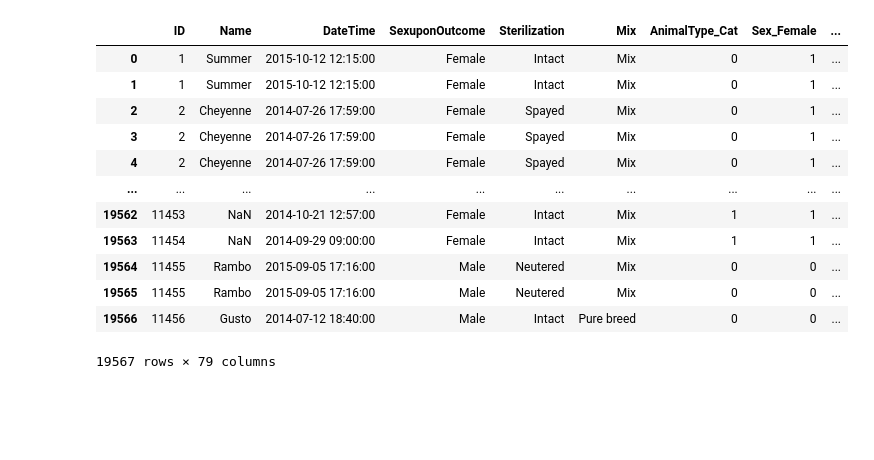
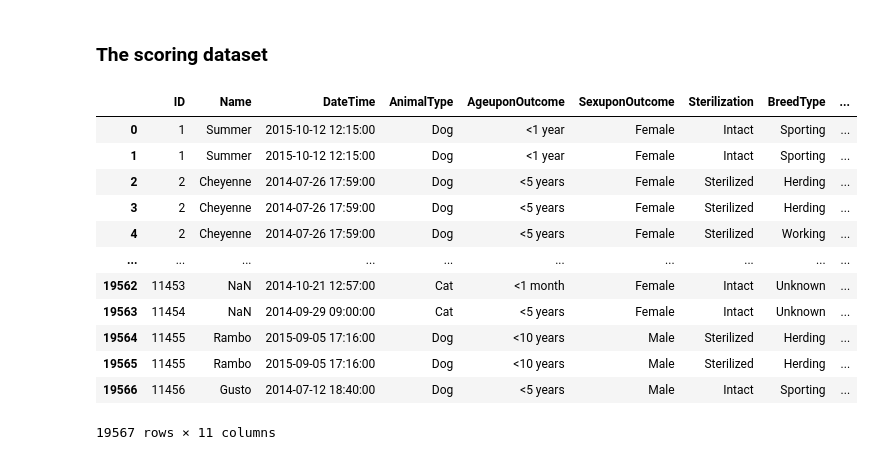
Before and after one commit to sandeepsanyal/Shelter-Animal-Outcomes, a Jupyter notebook: notebooks/prediction.ipynb, the cells around one changed output. Saved outputs shown, nothing was run; the diff lists cells and outputs as text; code cells hidden in the pictures; blank space fills up the shorter version.

```diff
--- a/notebooks/prediction.ipynb
+++ b/notebooks/prediction.ipynb
@@ -0,0 +3,2 @@
+# %%
+home_folder = r"/Users/wrngnfreeman"
@@ -26,20 +60,22 @@ display(train_df)
+# %% [markdown]
+<h3>The scoring dataset</h3>
 # %%
 test_df = data_processing.process_data(
-    file_path=r"/Users/wrngnfreeman/Library/CloudStorage/OneDrive-Personal/shared_projects/Shelter Animal Outcomes/raw_data/test.csv",
+    file_path=home_folder + r"/Library/CloudStorage/OneDrive-Personal/shared_projects/Shelter Animal Outcomes/raw_data/test.csv",
     AnimalID=r"ID"
 )
 display(test_df)
 # %% [output]
-|  | ID | Name | DateTime | SexuponOutcome | Sterilization | Mix | AnimalType_Cat | Sex_Female | ... |
-| 0 | 1 | Summer | 2015-10-12 12:15:00 | Female | Intact | Mix | 0 | 1 | ... |
-| 1 | 1 | Summer | 2015-10-12 12:15:00 | Female | Intact | Mix | 0 | 1 | ... |
-| 2 | 2 | Cheyenne | 2014-07-26 17:59:00 | Female | Spayed | Mix | 0 | 1 | ... |
-| 3 | 2 | Cheyenne | 2014-07-26 17:59:00 | Female | Spayed | Mix | 0 | 1 | ... |
-| 4 | 2 | Cheyenne | 2014-07-26 17:59:00 | Female | Spayed | Mix | 0 | 1 | ... |
+|  | ID | Name | DateTime | AnimalType | AgeuponOutcome | SexuponOutcome | Sterilization | BreedType | ... |
+| 0 | 1 | Summer | 2015-10-12 12:15:00 | Dog | <1 year | Female | Intact | Sporting | ... |
+| 1 | 1 | Summer | 2015-10-12 12:15:00 | Dog | <1 year | Female | Intact | Sporting | ... |
+| 2 | 2 | Cheyenne | 2014-07-26 17:59:00 | Dog | <5 years | Female | Sterilized | Herding | ... |
+| 3 | 2 | Cheyenne | 2014-07-26 17:59:00 | Dog | <5 years | Female | Sterilized | Herding | ... |
+| 4 | 2 | Cheyenne | 2014-07-26 17:59:00 | Dog | <5 years | Female | Sterilized | Working | ... |
 | ... | ... | ... | ... | ... | ... | ... | ... | ... | ... |
-| 19562 | 11453 | NaN | 2014-10-21 12:57:00 | Female | Intact | Mix | 1 | 1 | ... |
-| 19563 | 11454 | NaN | 2014-09-29 09:00:00 | Female | Intact | Mix | 1 | 1 | ... |
-| 19564 | 11455 | Rambo | 2015-09-05 17:16:00 | Male | Neutered | Mix | 0 | 0 | ... |
-| 19565 | 11455 | Rambo | 2015-09-05 17:16:00 | Male | Neutered | Mix | 0 | 0 | ... |
-| 19566 | 11456 | Gusto | 2014-07-12 18:40:00 | Male | Intact | Pure breed | 0 | 0 | ... |
+| 19562 | 11453 | NaN | 2014-10-21 12:57:00 | Cat | <1 month | Female | Intact | Unknown | ... |
+| 19563 | 11454 | NaN | 2014-09-29 09:00:00 | Cat | <5 years | Female | Intact | Unknown | ... |
+| 19564 | 11455 | Rambo | 2015-09-05 17:16:00 | Dog | <10 years | Male | Sterilized | Herding | ... |
+| 19565 | 11455 | Rambo | 2015-09-05 17:16:00 | Dog | <10 years | Male | Sterilized | Herding | ... |
+| 19566 | 11456 | Gusto | 2014-07-12 18:40:00 | Dog | <5 years | Male | Intact | Sporting | ... |
-19567 rows × 79 columns
+19567 rows × 11 columns
```
Also changed, not shown: parts of 9 cells of this notebook, 4 other files.
